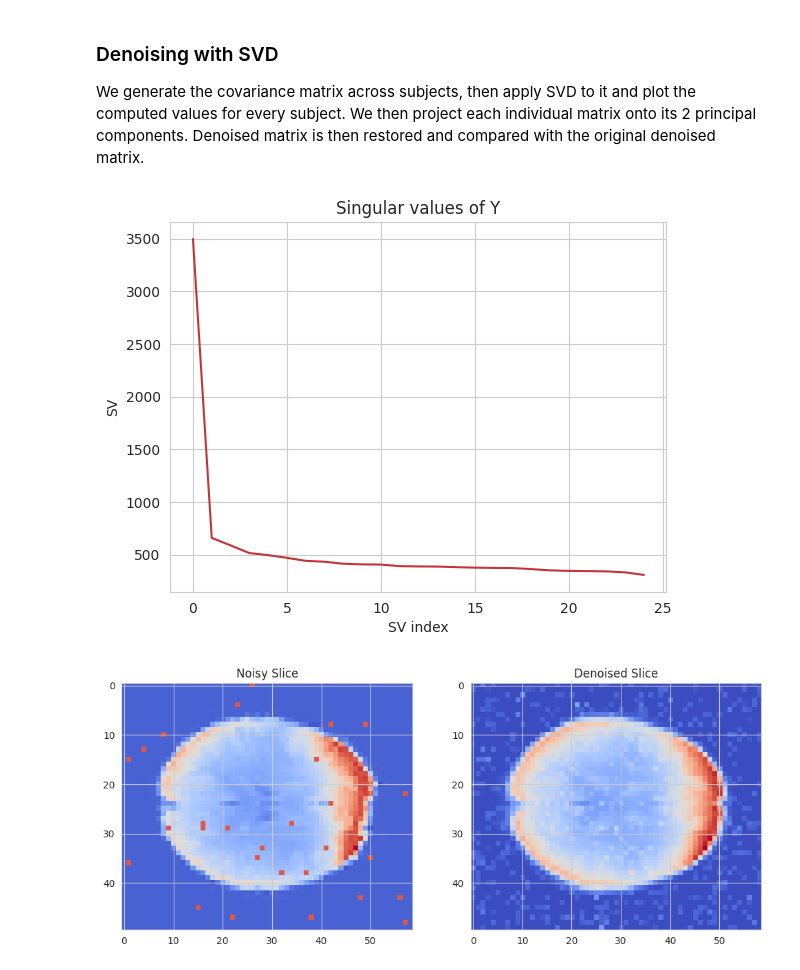
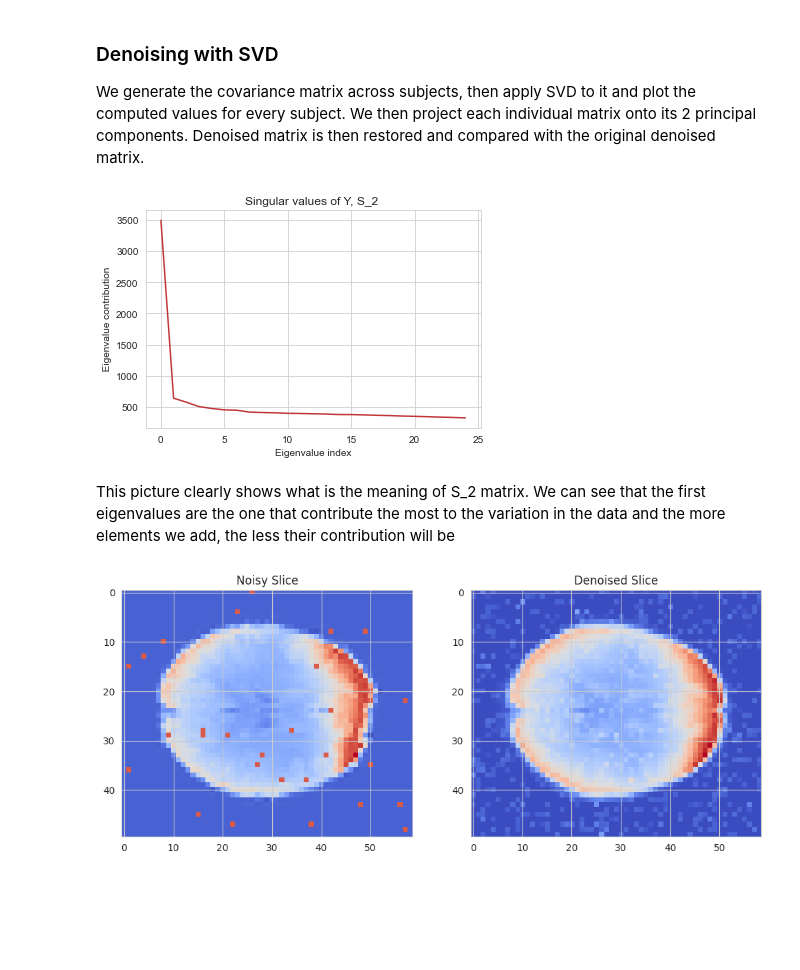
Before and after one commit to ludekcizinsky/fMRI-dimensionality-reduction, a Jupyter notebook: run.ipynb, the cells around one changed output. Drawn from its saved outputs; the diff is of its cells as text; code cells hidden in the pictures; blank space fills up the shorter version.

```diff
--- a/run.ipynb
+++ b/run.ipynb
@@ -129,0 +155,7 @@ plt.show()
+# %%
+for subj_i in range(N_SUBJECTS):
+    # Plot fMRI 3D volume (we choose the timepoint in the middle of the acquisition)
+    subj_vol = nib.load(data.func[subj_i])
+    TR_i = round(IPS/2)
+    plotting.plot_epi(image.index_img(subj_vol, TR_i),  cmap = 'coolwarm', title=f"Subject {subj_i}")
+    plt.show()
@@ -188,24 +239,32 @@ plt.show()
 We generate the covariance matrix across subjects, then apply SVD to it and plot the computed values for every subject. We then project each individual matrix onto its 2 principal components. Denoised matrix is then restored and compared with the original denoised matrix.
 # %%
 # Generate covariance matrix
-noisy_arrays = np.zeros([X_DIM*Y_DIM, N_SUBJECTS])
+noisy_arrays = np.zeros([X_DIM*Y_DIM, N_SUBJECTS])   #Define the size of the noisy arrays, for each subject
 for k in range(N_SUBJECTS):
-    noisy_arrays[:,k] = noisy_mats[k].flatten()
+    noisy_arrays[:,k] = noisy_mats[k].flatten()    #Each noisy 2D array is first flattened into a 1D array, and these flattened arrays are used to build the columns of noisy_arrays
+
 cov_mat = np.cov(noisy_arrays.T)
 
 # Perform SVD
+#singular value decomposition (SVD) of the covariance matrix cov_mat using the np.linalg.svd function.
+#The full_matrices parameter is set to False to ensure that only the essential parts of the SVD are computed.
+
 U, S_2, Vt = np.linalg.svd(cov_mat, full_matrices = False)
+#U are the eigenvectors of the covariance matrix--> each column of U is the direction with the highest variance
+#S_2 = squared roots of the eigenvalues, sorted by how much each of them contribute in explaining the data
 
 # Plot singular values of Y
 S = np.sqrt(S_2)
 plt.plot(S)
-plt.xlabel('SV index')
-plt.ylabel('SV')
-plt.title('Singular values of Y')
+plt.xlabel('Eigenvalue index')
+plt.ylabel(' Eigenvalue contribution')
+plt.title('Singular values of Y, S_2 ')
 plt.grid(True)
 plt.show()
 # %% [output]
-[figure, old version]
+[figure, new version]
+# %% [markdown]
+This picture clearly shows what is the meaning of S_2 matrix. We can see that the first eigenvalues are the one that contribute the most to the variation in the data and the more elements we add, the less their contribution will be
 # %%
 # Pick the 2 principal components from SVD
 n_components = 1
```
Also changed, not shown: parts of 6 cells of this notebook.
